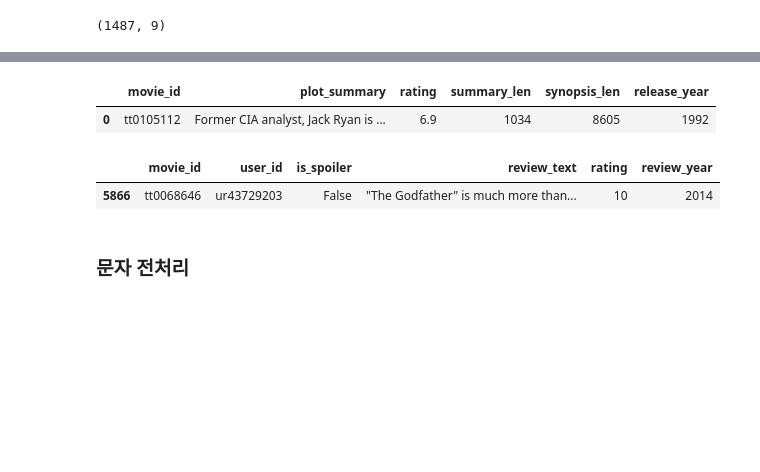
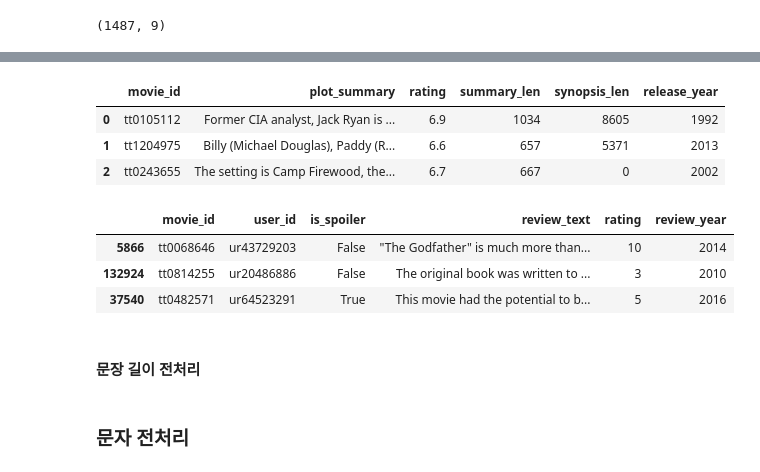
Before and after one commit to kimx1201/Project4, a Jupyter notebook: project4/Project4_1.EDA.ipynb, the cells around one changed output, grey strips where cells are left out. Cells and saved outputs as stored; diff of their text form; code cells hidden in the pictures; blank space fills up the shorter version.

```diff
--- a/project4/Project4_1.EDA.ipynb
+++ b/project4/Project4_1.EDA.ipynb
@@ -301,10 +298,16 @@ df_details = df_details.drop(['genre', 'duration', 'plot_synopsis'], axis=1)
 # %%
-df_details.head(1)
+df_details.head(3)
 # %% [output]
 |  | movie_id | plot_summary | rating | summary_len | synopsis_len | release_year |
 | 0 | tt0105112 | Former CIA analyst, Jack Ryan is ... | 6.9 | 1034 | 8605 | 1992 |
+| 1 | tt1204975 | Billy (Michael Douglas), Paddy (R... | 6.6 | 657 | 5371 | 2013 |
+| 2 | tt0243655 | The setting is Camp Firewood, the... | 6.7 | 667 | 0 | 2002 |
 # %%
-df_reviews.head(1)
+df_reviews.head(3)
 # %% [output]
 |  | movie_id | user_id | is_spoiler | review_text | rating | review_year |
 | 5866 | tt0068646 | ur43729203 | False | "The Godfather" is much more than... | 10 | 2014 |
+| 132924 | tt0814255 | ur20486886 | False | The original book was written to ... | 3 | 2010 |
+| 37540 | tt0482571 | ur64523291 | True | This movie had the potential to b... | 5 | 2016 |
+# %% [markdown]
+#### 문장 길이 전처리
```
Also changed, not shown: parts of 8 cells of this notebook.
